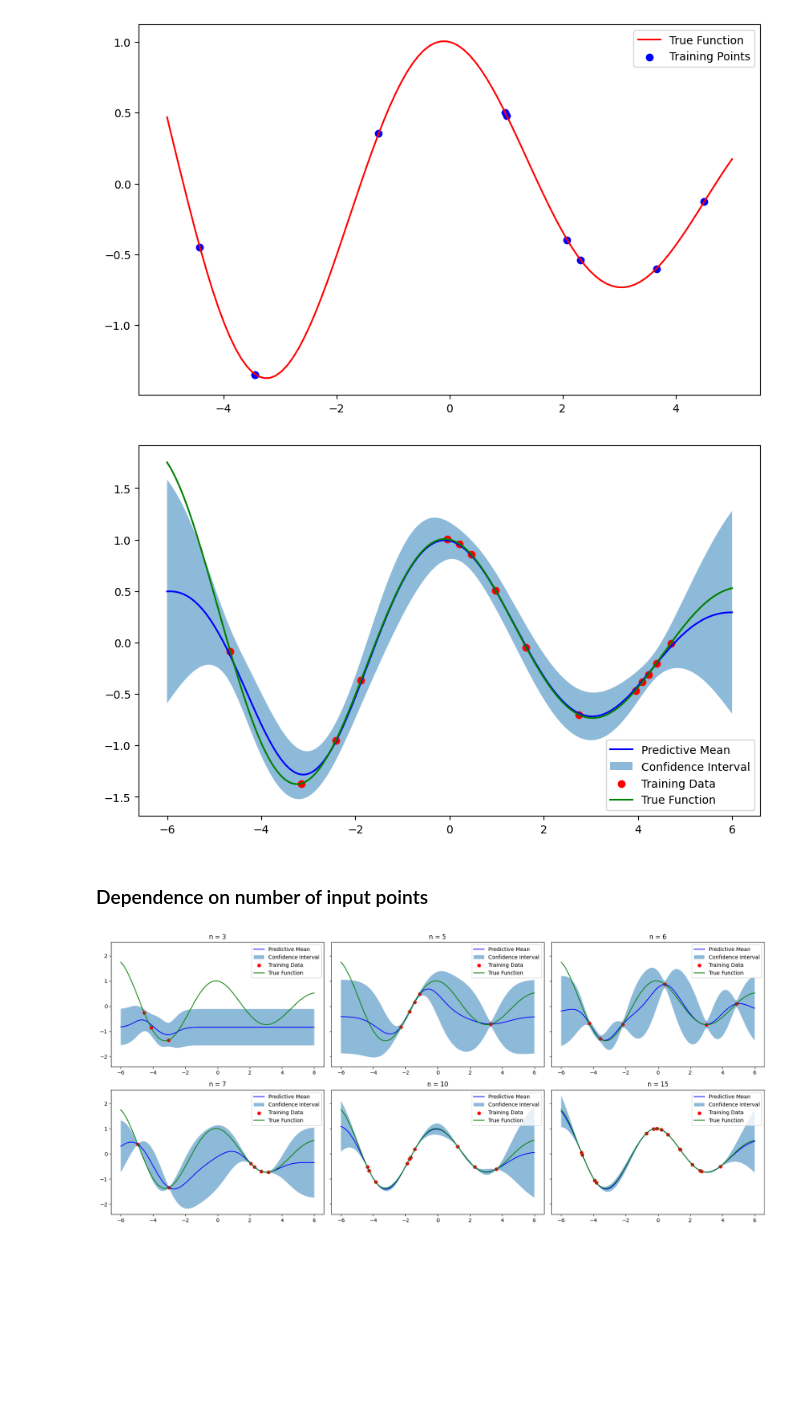
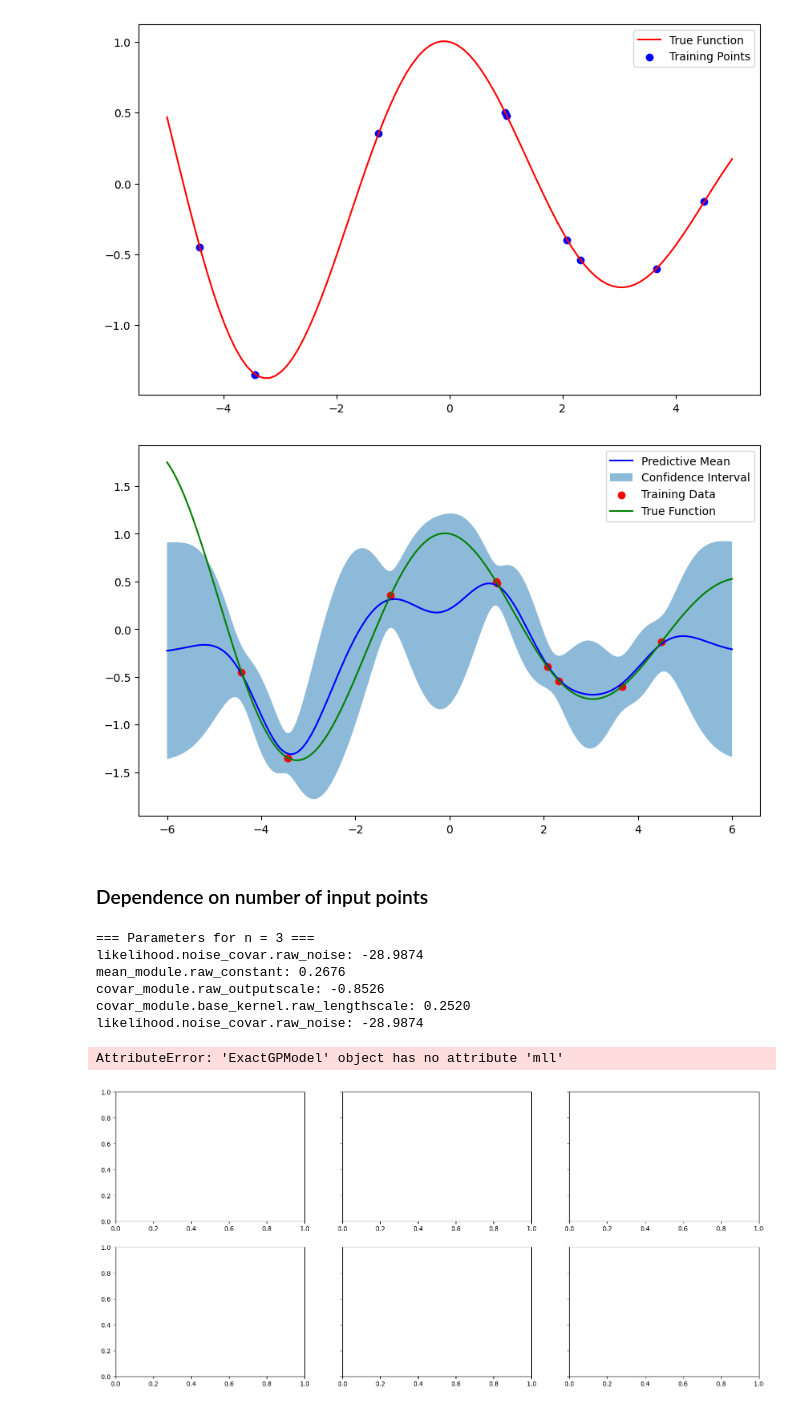
Before and after one commit to nezvevik/Transformers-for-Bayesian-statistics, a Jupyter notebook: simple_gp.ipynb, the cells around one changed output. Saved outputs shown, nothing was run; the diff lists cells and outputs as text; code cells hidden in the pictures; blank space fills up the shorter version.

```diff
--- a/simple_gp.ipynb
+++ b/simple_gp.ipynb
@@ -114,8 +117,8 @@ for sigma_f in sigma_f_space:
 
 # plot
 plt.figure(figsize=(10, 6))
-for i, l in enumerate(sigma_f_space):
-    plt.plot(X_test, sigma_f_means[i], label=f'l={l:.2f}')
+for i, sigma_f in enumerate(sigma_f_space):
+    plt.plot(X_test, sigma_f_means[i], label=f'sigma_f={sigma_f:.2f}')
 plt.fill_between(X_test, sigma_f_means[0] - 2 * np.sqrt(sigma_f_vars[0]), sigma_f_means[0] + 2 * np.sqrt(sigma_f_vars[0]), color='blue', alpha=0.1)
 plt.fill_between(X_test, sigma_f_means[-1] - 2 * np.sqrt(sigma_f_vars[-1]), sigma_f_means[-1] + 2 * np.sqrt(sigma_f_vars[-1]), color='blue', alpha=0.2)
 plt.scatter(X_train, y_train, color='red', label='Training Data')
@@ -138,8 +141,8 @@ for sigma_n in sigma_n_space:
 
 # plot
 plt.figure(figsize=(10, 6))
-for i, l in enumerate(sigma_n_space):
-    plt.plot(X_test, sigma_n_means[i], label=f'l={l:.2f}')
+for i, sigma_n in enumerate(sigma_n_space):
+    plt.plot(X_test, sigma_n_means[i], label=f'sigma_n={sigma_n:.2f}')
 plt.fill_between(X_test, sigma_n_means[0] - 2 * np.sqrt(sigma_n_vars[0]), sigma_n_means[0] + 2 * np.sqrt(sigma_n_vars[0]), color='blue', alpha=0.1)
 plt.fill_between(X_test, sigma_n_means[-1] - 2 * np.sqrt(sigma_n_vars[-1]), sigma_n_means[-1] + 2 * np.sqrt(sigma_n_vars[-1]), color='blue', alpha=0.2)
 plt.scatter(X_train, y_train, color='red', label='Training Data')
@@ -230,7 +233,7 @@ def initialize_and_train(train_x, train_y):
 model = initialize_and_train(train_x, train_y)
 plot_gp(model, X_star, train_x, train_y)
 # %% [output]
-[figure, old version]
+[figure, new version]
 # %% [markdown]
 ### Dependence on number of input points
 # %%
@@ -245,31 +248,43 @@ fig, axs = plt.subplots(nrows, ncols,
                         figsize=(6 * ncols, 4 * nrows),
                         sharey=True)
 
 for ax, n in zip(axs.ravel(), num_points):
     X_train = np.random.uniform(-5, 5, n)
     y_train = f(X_train)
     train_x = torch.tensor(X_train, dtype=torch.float32)
     train_y = torch.tensor(y_train, dtype=torch.float32)
     model = initialize_and_train(train_x, train_y)
 
+    print(f"\n=== Parameters for n = {n} ===")
+    for name, param in model.named_parameters():
+        print(f"{name}: {param.item():.4f}")
+    for name, param in likelihood.named_parameters():
+        print(f"likelihood.{name}: {param.item():.4f}")
 
     model.eval(); likelihood.eval()
     with torch.no_grad(), gp.settings.fast_pred_var():
         posterior = model(X_star)
         mean = posterior.mean.detach().cpu().numpy()
         lower, upper = posterior.confidence_region()
         lower = lower.detach().cpu().numpy()
         upper = upper.detach().cpu().numpy()
 
     # plot on the provided axis
     ax.plot(X_star.numpy(), mean, 'b', label='Predictive Mean')
     ax.fill_between(X_star.numpy(), lower, upper, alpha=0.5, label='Confidence Interval')
     ax.scatter(train_x.numpy(), train_y.numpy(), c='r', marker='o', label='Training Data')
     ax.plot(X_star, f(X_star), label='True Function', color='green')
     ax.set_title(f'n = {n}')
     ax.legend(loc='upper right')
 
 plt.tight_layout()
 plt.show()
 # %% [output]
+=== Parameters for n = 3 ===
+likelihood.noise_covar.raw_noise: -28.9874
+mean_module.raw_constant: 0.2676
+covar_module.raw_outputscale: -0.8526
+covar_module.base_kernel.raw_lengthscale: 0.2520
+likelihood.noise_covar.raw_noise: -28.9874
+AttributeError: 'ExactGPModel' object has no attribute 'mll'
-[figure, old version]
+[figure, new version]
```
Also changed, not shown: parts of 3 cells of this notebook, 1 other file.
